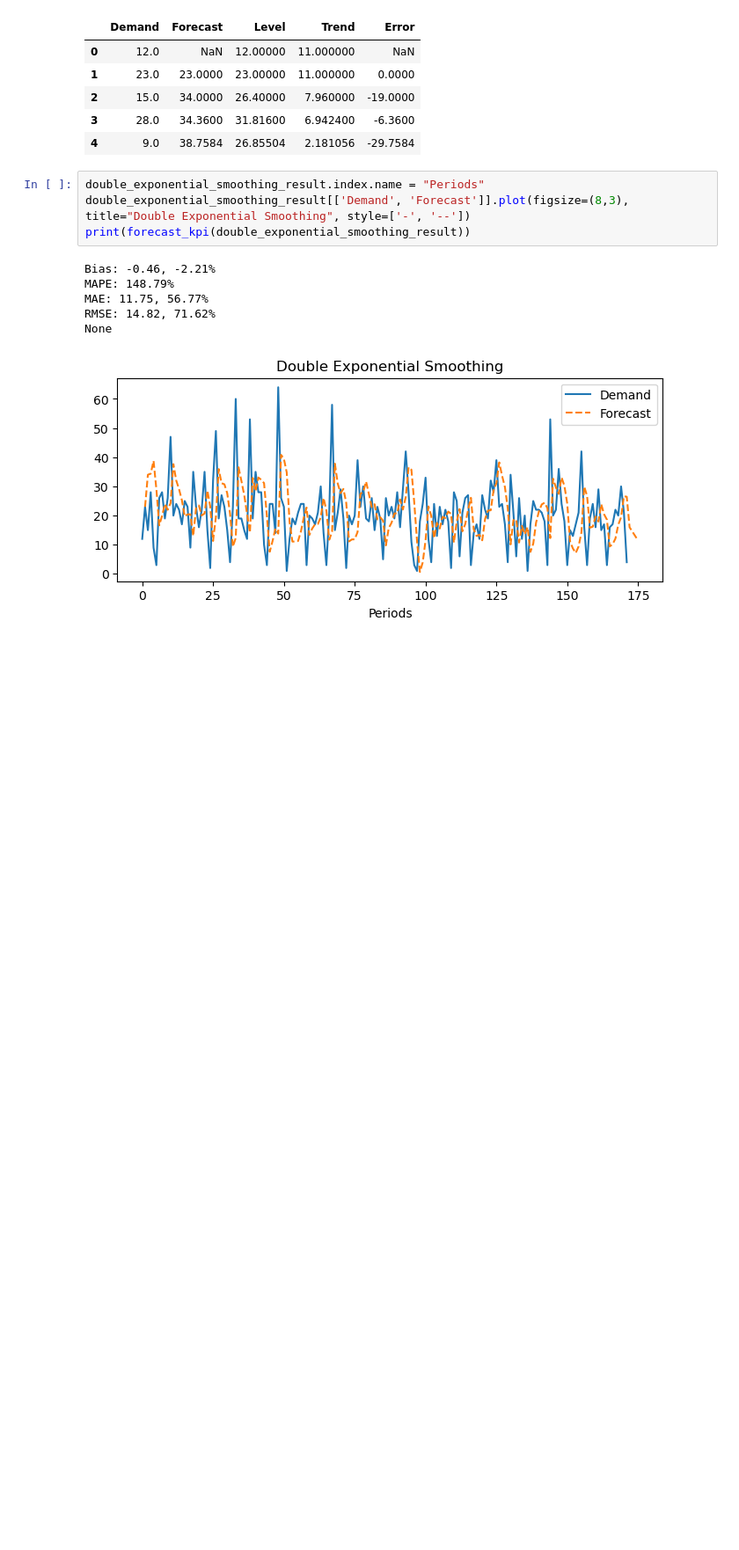
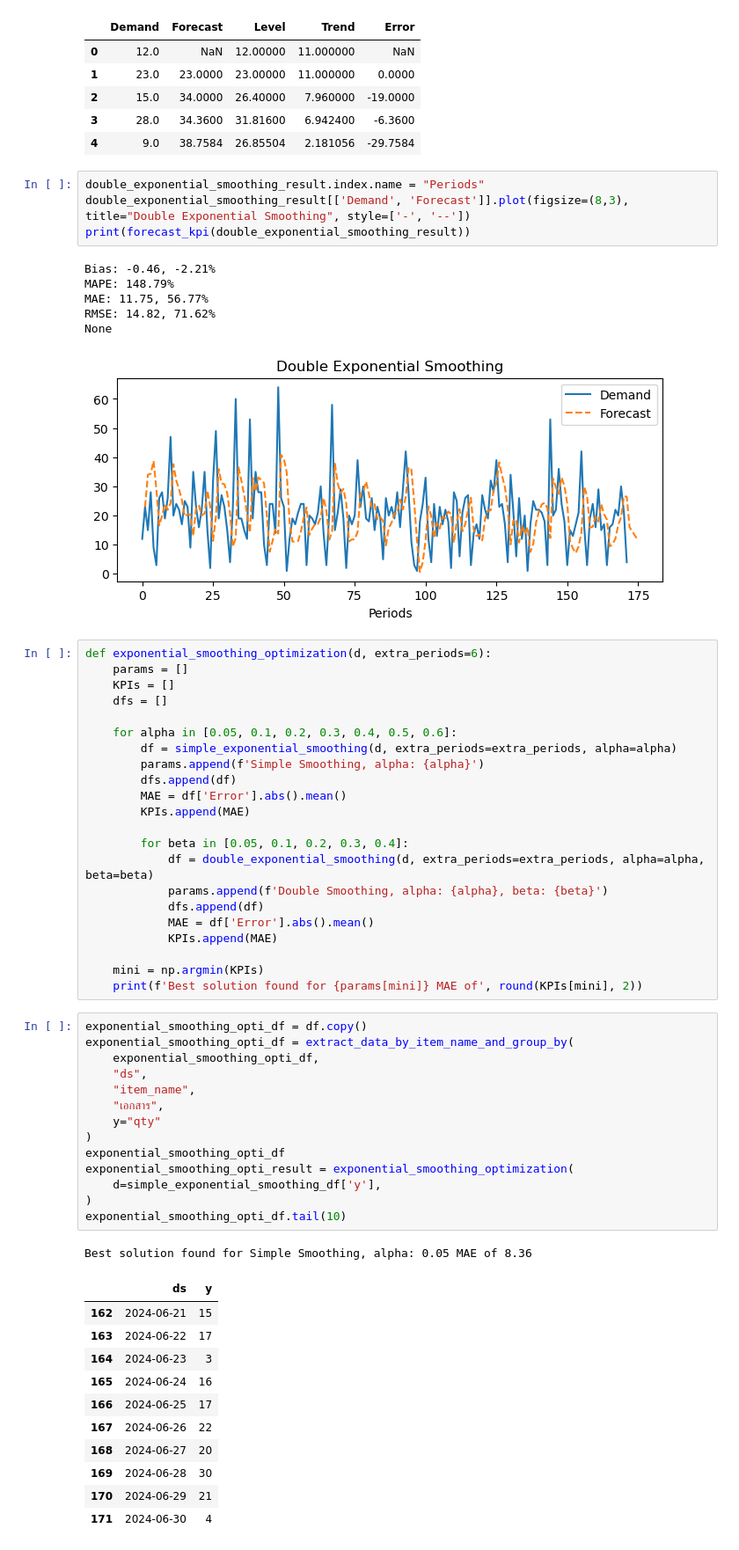
Before and after one commit to sebsvt/data-science-cmu-contest-2024, a Jupyter notebook: demand-forecasting-service/forecastnig-model/forecasting_model_experiments.ipynb, the cells around one changed output. Shown: that part at 88% size. Cells and saved outputs as stored; diff of their text form; blank space fills up the shorter version.

```diff
--- a/demand-forecasting-service/forecastnig-model/forecasting_model_experiments.ipynb
+++ b/demand-forecasting-service/forecastnig-model/forecasting_model_experiments.ipynb
@@ -404,3 +409,52 @@ MAE: 11.75, 56.77%
 RMSE: 14.82, 71.62%
 None
 [figure]
+# %%
+def exponential_smoothing_optimization(d, extra_periods=6):
+	params = []
+	KPIs = []
+	dfs = []
+
+	for alpha in [0.05, 0.1, 0.2, 0.3, 0.4, 0.5, 0.6]:
+		df = simple_exponential_smoothing(d, extra_periods=extra_periods, alpha=alpha)
+		params.append(f'Simple Smoothing, alpha: {alpha}')
+		dfs.append(df)
+		MAE = df['Error'].abs().mean()
+		KPIs.append(MAE)
+
+		for beta in [0.05, 0.1, 0.2, 0.3, 0.4]:
+			df = double_exponential_smoothing(d, extra_periods=extra_periods, alpha=alpha, beta=beta)
+			params.append(f'Double Smoothing, alpha: {alpha}, beta: {beta}')
+			dfs.append(df)
+			MAE = df['Error'].abs().mean()
+			KPIs.append(MAE)
+
+	mini = np.argmin(KPIs)
+	print(f'Best solution found for {params[mini]} MAE of', round(KPIs[mini], 2))
+# %%
+exponential_smoothing_opti_df = df.copy()
+exponential_smoothing_opti_df = extract_data_by_item_name_and_group_by(
+	exponential_smoothing_opti_df,
+	"ds",
+	"item_name",
+	"เอกสาร",
+	y="qty"
+)
+exponential_smoothing_opti_df
+exponential_smoothing_opti_result = exponential_smoothing_optimization(
+	d=simple_exponential_smoothing_df['y'],
+)
+exponential_smoothing_opti_df.tail(10)
+# %% [output]
+Best solution found for Simple Smoothing, alpha: 0.05 MAE of 8.36
+|  | ds | y |
+| 162 | 2024-06-21 | 15 |
+| 163 | 2024-06-22 | 17 |
+| 164 | 2024-06-23 | 3 |
+| 165 | 2024-06-24 | 16 |
+| 166 | 2024-06-25 | 17 |
+| 167 | 2024-06-26 | 22 |
+| 168 | 2024-06-27 | 20 |
+| 169 | 2024-06-28 | 30 |
+| 170 | 2024-06-29 | 21 |
+| 171 | 2024-06-30 | 4 |
```
Also changed, not shown: parts of 2 cells of this notebook.
